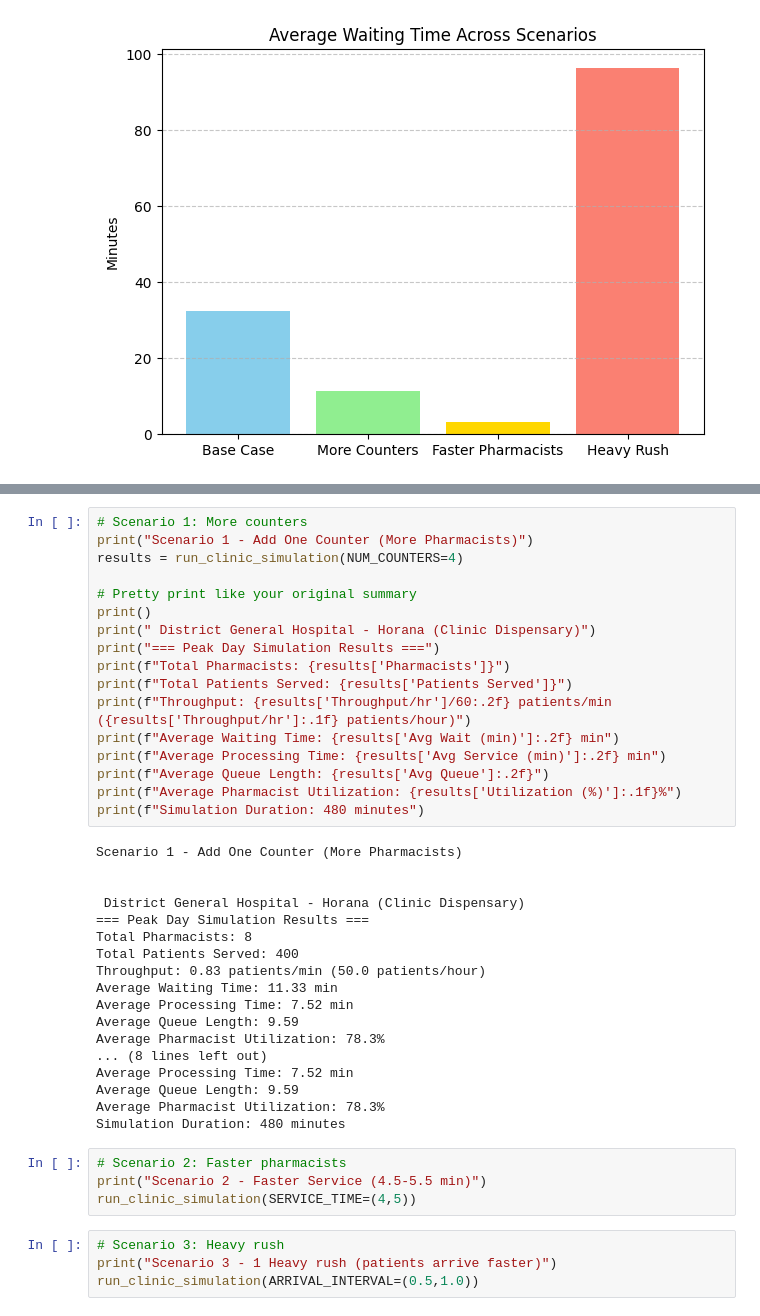
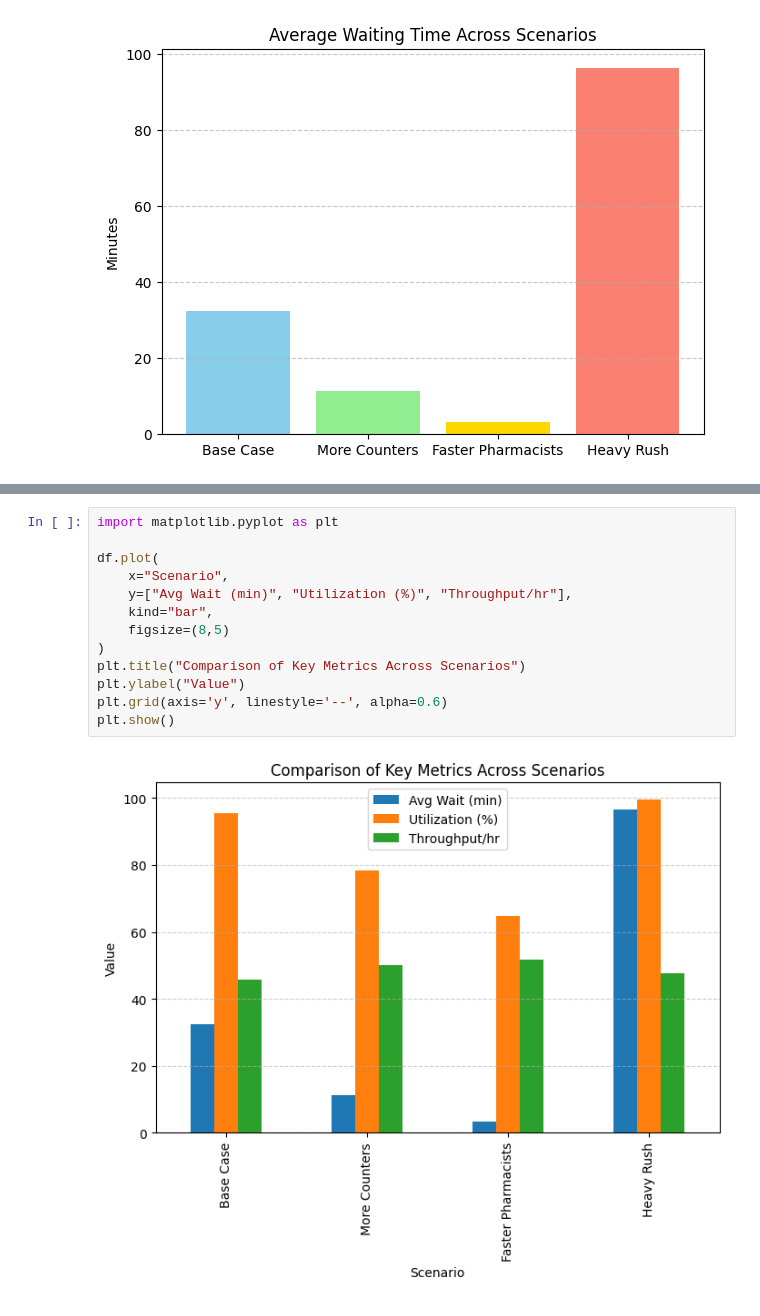
Before and after one commit to VishwaJanith/Case-Study, a Jupyter notebook: Clinic Dispensary.ipynb, the cells around one changed output, grey strips where cells are left out. Saved outputs shown, nothing was run; the diff lists cells and outputs as text.

```diff
--- a/Clinic Dispensary.ipynb
+++ b/Clinic Dispensary.ipynb
@@ -241,43 +187,15 @@ Simulation Duration: 480 minutes
-# %%
-# Scenario 1: More counters
-print("Scenario 1 - Add One Counter (More Pharmacists)")
-results = run_clinic_simulation(NUM_COUNTERS=4)
-
-# Pretty print like your original summary
-print()
-print(" District General Hospital - Horana (Clinic Dispensary)")
-print("=== Peak Day Simulation Results ===")
-print(f"Total Pharmacists: {results['Pharmacists']}")
-print(f"Total Patients Served: {results['Patients Served']}")
-print(f"Throughput: {results['Throughput/hr']/60:.2f} patients/min ({results['Throughput/hr']:.1f} patients/hour)")
-print(f"Average Waiting Time: {results['Avg Wait (min)']:.2f} min")
-print(f"Average Processing Time: {results['Avg Service (min)']:.2f} min")
-print(f"Average Queue Length: {results['Avg Queue']:.2f}")
-print(f"Average Pharmacist Utilization: {results['Utilization (%)']:.1f}%")
-print(f"Simulation Duration: 480 minutes")
-# %% [output]
-Scenario 1 - Add One Counter (More Pharmacists)
-
-
- District General Hospital - Horana (Clinic Dispensary)
-=== Peak Day Simulation Results ===
-Total Pharmacists: 8
-Total Patients Served: 400
-Throughput: 0.83 patients/min (50.0 patients/hour)
-Average Waiting Time: 11.33 min
-Average Processing Time: 7.52 min
-Average Queue Length: 9.59
-Average Pharmacist Utilization: 78.3%
-... (8 lines left out)
-Average Processing Time: 7.52 min
-Average Queue Length: 9.59
-Average Pharmacist Utilization: 78.3%
-Simulation Duration: 480 minutes
-# %%
-# Scenario 2: Faster pharmacists
-print("Scenario 2 - Faster Service (4.5-5.5 min)")
-run_clinic_simulation(SERVICE_TIME=(4,5))
-# %%
-# Scenario 3: Heavy rush
-print("Scenario 3 - 1 Heavy rush (patients arrive faster)")
-run_clinic_simulation(ARRIVAL_INTERVAL=(0.5,1.0))
+# %%
+import matplotlib.pyplot as plt
+
+df.plot(
+    x="Scenario",
+    y=["Avg Wait (min)", "Utilization (%)", "Throughput/hr"],
+    kind="bar",
+    figsize=(8,5)
+)
+plt.title("Comparison of Key Metrics Across Scenarios")
+plt.ylabel("Value")
+plt.grid(axis='y', linestyle='--', alpha=0.6)
+plt.show()
+# %% [output]
+[figure, added]
```
Also changed, not shown: parts of 5 cells of this notebook.
